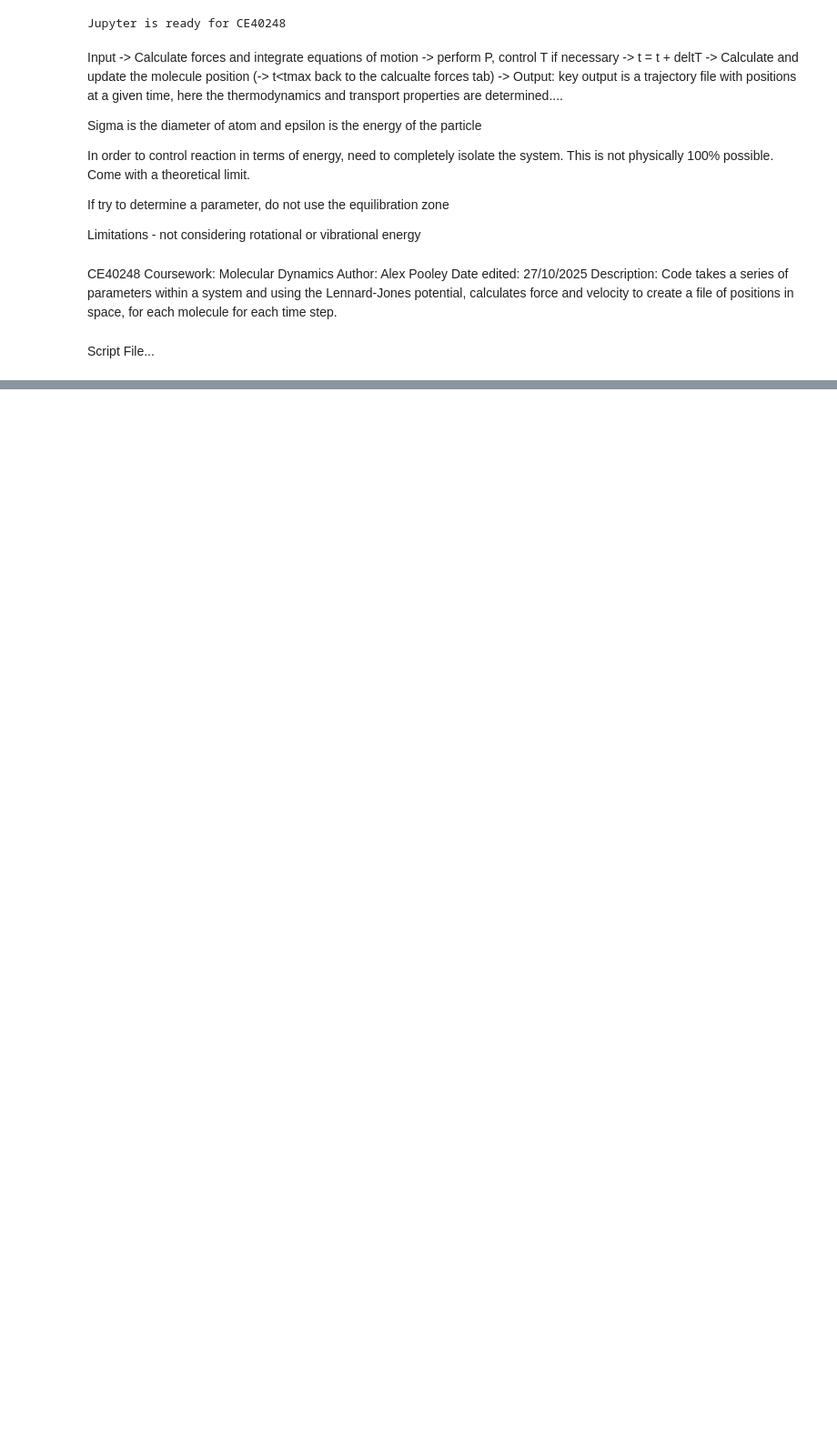
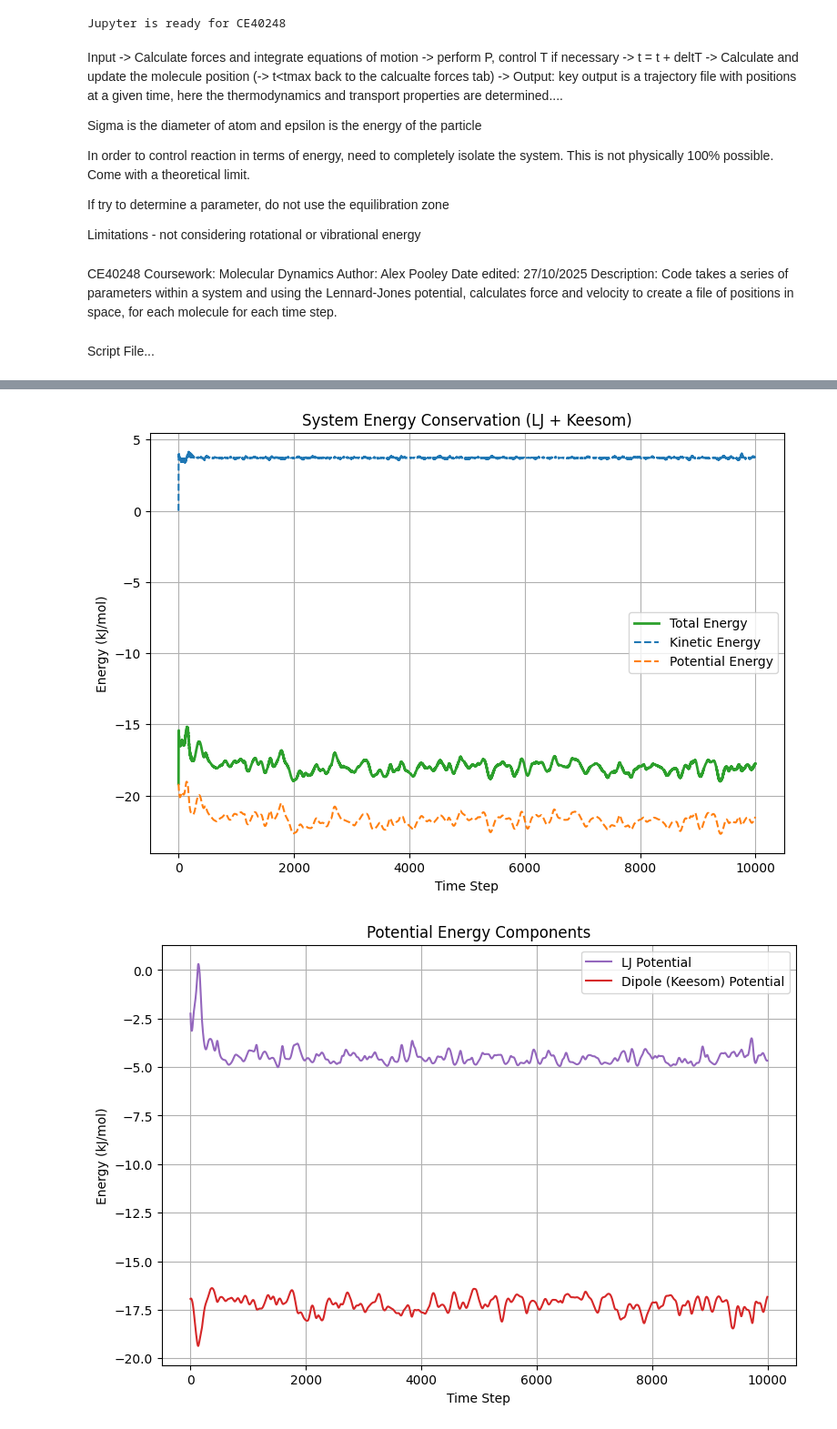
Before and after one commit to AlexPooley7/Multiscale-Modelling, a Jupyter notebook: CE20248/Coursework/Mixture_2.ipynb, the cells around one changed output, grey strips where cells are left out. Shown at 91% size. Drawn from its saved outputs; the diff is of its cells as text; code cells hidden in the pictures; blank space fills up the shorter version.

```diff
--- a/CE20248/Coursework/Mixture_2.ipynb
+++ b/CE20248/Coursework/Mixture_2.ipynb
@@ -537,0 +571,58 @@ write_extended_xyz("traj_ext.xyz", traj, L)
+# %%
+# =============================================
+# Plot 1: Main Energy Conservation Plot
+# =============================================
+# --- Convert J/system to kJ/mol ---
+# 1. Convert lists to numpy arrays
+AVOGADRO = 6.03*10**23
+
+PE_array_J = np.array(PE)
+KE_array_J = np.array(KE)
+TE_array_J = np.array(TE)
+
+# 2. Convert from total energy to energy per particle
+PE_per_particle = PE_array_J / N_total
+KE_per_particle = KE_array_J / N_total
+TE_per_particle = TE_array_J / N_total
+
+# 3. Define the conversion factor from J/particle to kJ/mol
+J_per_particle_to_kJ_per_mol = (AVOGADRO / 1000.0)
+
+# 4. Apply the conversion
+PE_molar = PE_per_particle * J_per_particle_to_kJ_per_mol
+KE_molar = KE_per_particle * J_per_particle_to_kJ_per_mol
+TE_molar = TE_per_particle * J_per_particle_to_kJ_per_mol
+# ---
+
+plt.figure(figsize=(9, 6))
+plt.plot(TE_molar, label='Total Energy', color='tab:green', linewidth=2)
+plt.plot(KE_molar, label='Kinetic Energy', color='tab:blue', linestyle='--')
+plt.plot(PE_molar, label='Potential Energy', color='tab:orange', linestyle='--')
+
+plt.xlabel('Time Step')
+plt.ylabel('Energy (kJ/mol)')  # <-- Corrected unit
+plt.title('System Energy Conservation (LJ + Keesom)')
+plt.legend()
+plt.grid(True)
+plt.show()
+
+# =============================================
+# Plot 2: Potential Energy Components
+# =============================================
+# --- Apply the same conversion ---
+LJ_molar = (np.array(LJpotlist) / N_total) * J_per_particle_to_kJ_per_mol
+Dipole_molar = (np.array(dippotlist) / N_total) * J_per_particle_to_kJ_per_mol
+# ---
+
+plt.figure(figsize=(9, 6))
+plt.plot(LJ_molar, label='LJ Potential', color='tab:purple')
+plt.plot(Dipole_molar, label='Dipole (Keesom) Potential', color='tab:red')
+plt.xlabel('Time Step')
+plt.ylabel('Energy (kJ/mol)') # <-- Corrected unit
+plt.title('Potential Energy Components')
+plt.legend()
+plt.grid(True)
+plt.show()
+# %% [output]
+[figure, added]
+[figure, added]
```
Also changed, not shown: parts of 15 cells of this notebook, 1 other file.
